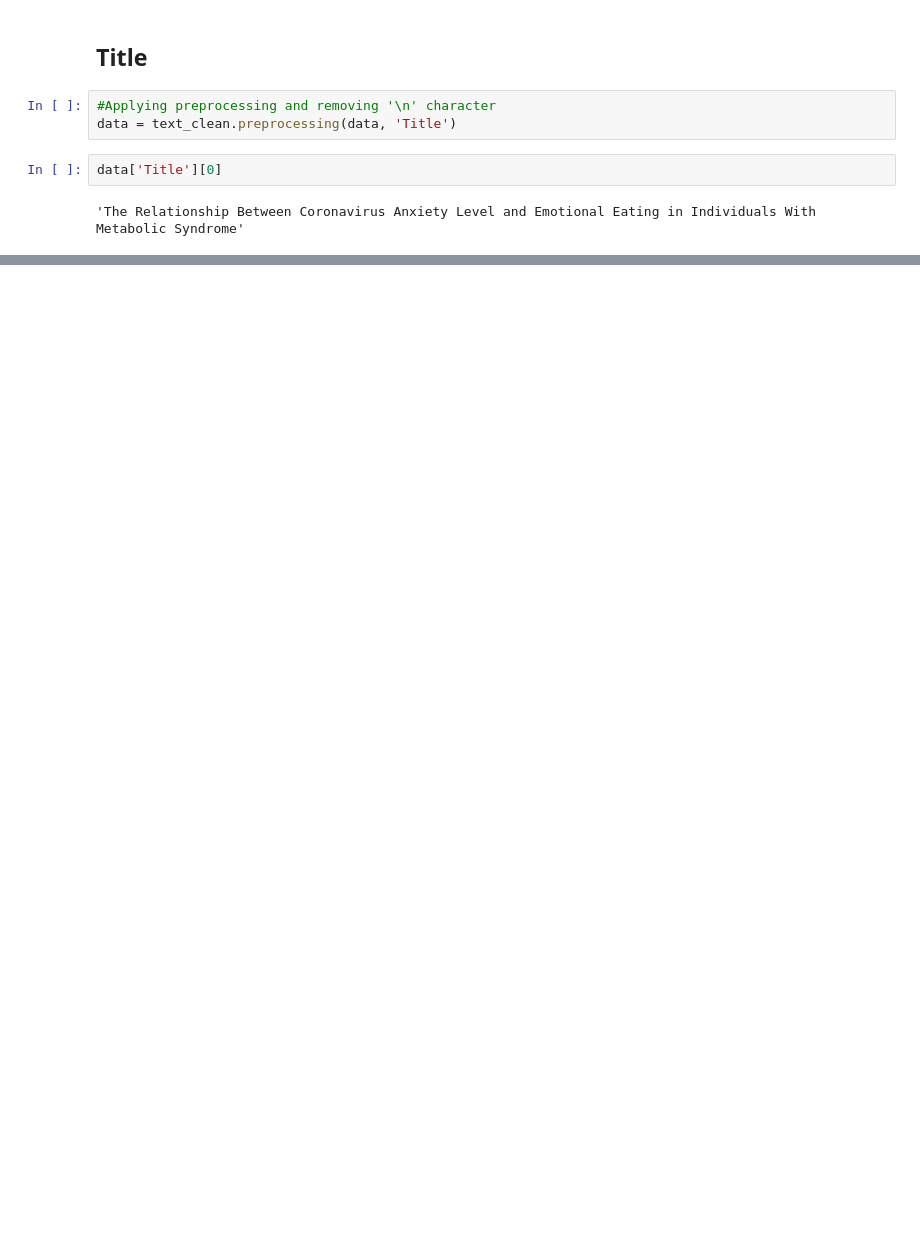
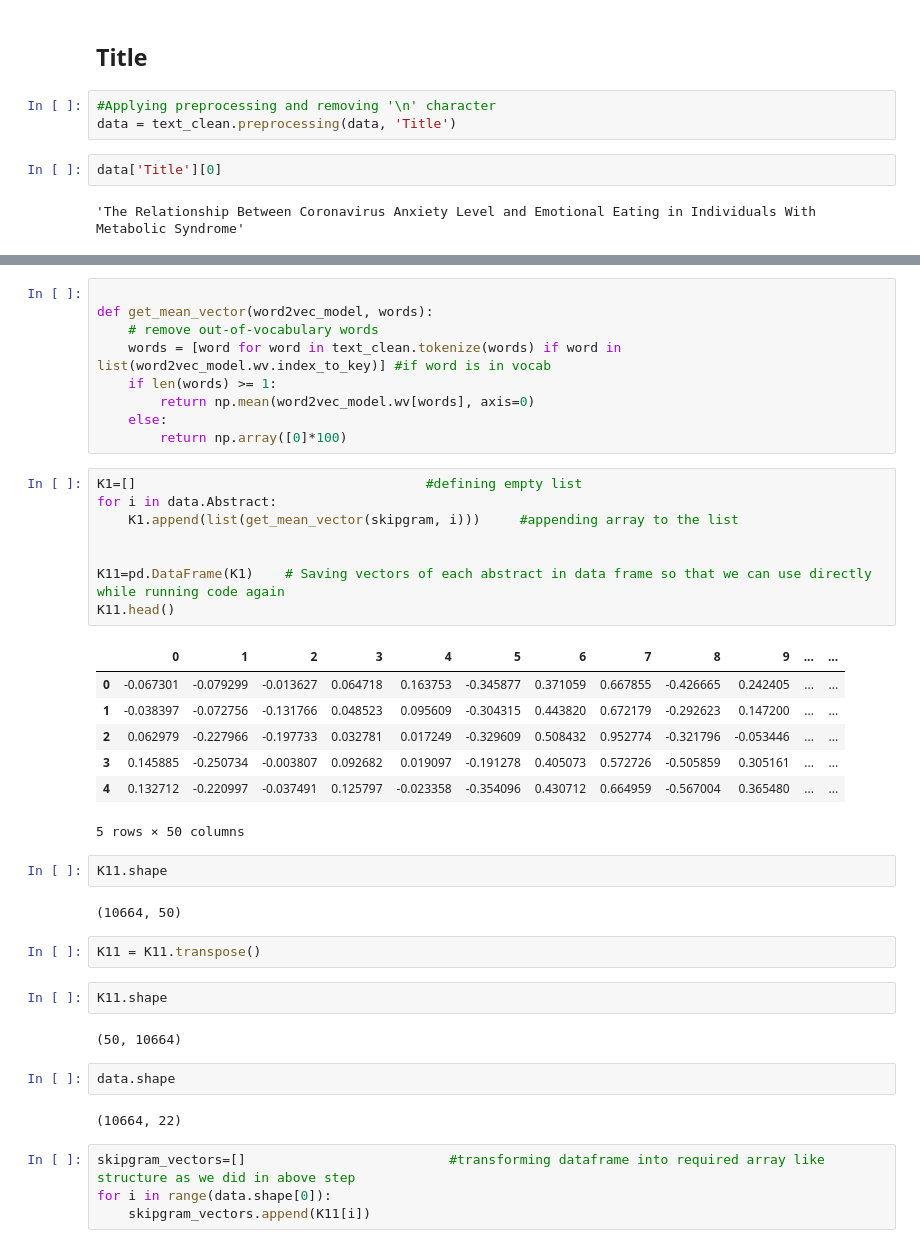
Before and after one commit to M-S-ALAM/Medical-Search-Engine, a Jupyter notebook: EDA.ipynb, the cells around one changed output, grey strips where cells are left out. Cells and saved outputs as stored; diff of their text form; blank space fills up the shorter version.

```diff
--- a/EDA.ipynb
+++ b/EDA.ipynb
@@ -222,0 +312,43 @@ plt.show()
+# %%
+
+def get_mean_vector(word2vec_model, words):
+    # remove out-of-vocabulary words
+    words = [word for word in text_clean.tokenize(words) if word in list(word2vec_model.wv.index_to_key)] #if word is in vocab
+    if len(words) >= 1:
+        return np.mean(word2vec_model.wv[words], axis=0)
+    else:
+        return np.array([0]*100)
+# %%
+K1=[]                                     #defining empty list
+for i in data.Abstract:
+    K1.append(list(get_mean_vector(skipgram, i)))     #appending array to the list
+
+
+K11=pd.DataFrame(K1)    # Saving vectors of each abstract in data frame so that we can use directly while running code again
+K11.head()
+# %% [output]
+|  | 0 | 1 | 2 | 3 | 4 | 5 | 6 | 7 | 8 | 9 | ... | ... |
+| 0 | -0.067301 | -0.079299 | -0.013627 | 0.064718 | 0.163753 | -0.345877 | 0.371059 | 0.667855 | -0.426665 | 0.242405 | ... | ... |
+| 1 | -0.038397 | -0.072756 | -0.131766 | 0.048523 | 0.095609 | -0.304315 | 0.443820 | 0.672179 | -0.292623 | 0.147200 | ... | ... |
+| 2 | 0.062979 | -0.227966 | -0.197733 | 0.032781 | 0.017249 | -0.329609 | 0.508432 | 0.952774 | -0.321796 | -0.053446 | ... | ... |
+| 3 | 0.145885 | -0.250734 | -0.003807 | 0.092682 | 0.019097 | -0.191278 | 0.405073 | 0.572726 | -0.505859 | 0.305161 | ... | ... |
+| 4 | 0.132712 | -0.220997 | -0.037491 | 0.125797 | -0.023358 | -0.354096 | 0.430712 | 0.664959 | -0.567004 | 0.365480 | ... | ... |
+5 rows × 50 columns
+# %%
+K11.shape
+# %% [output]
+(10664, 50)
+# %%
+K11 = K11.transpose()
+# %%
+K11.shape
+# %% [output]
+(50, 10664)
+# %%
+data.shape
+# %% [output]
+(10664, 22)
+# %%
+skipgram_vectors=[]                          #transforming dataframe into required array like structure as we did in above step
+for i in range(data.shape[0]):
+    skipgram_vectors.append(K11[i])
```
Also changed, not shown: parts of 43 cells of this notebook, 1 other file.
